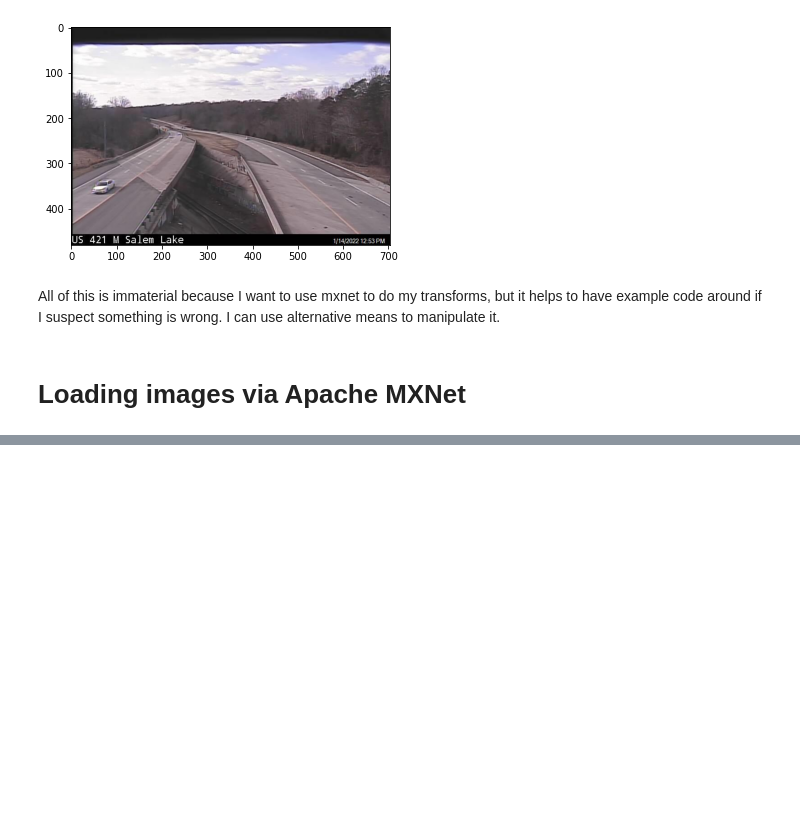
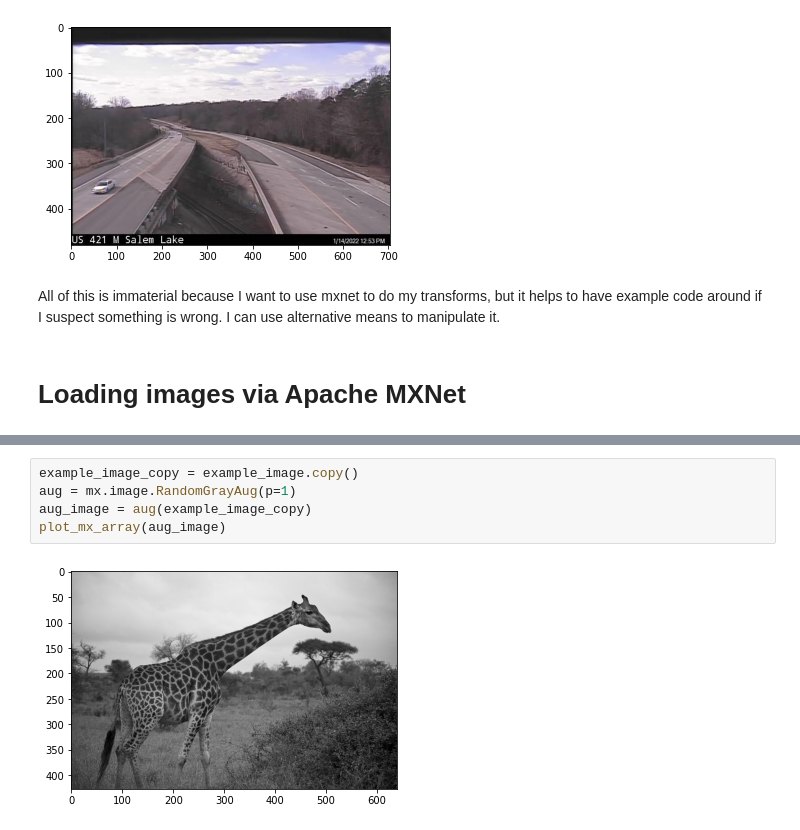
Before and after one commit to rtp-aws/devpost_aws_disaster_response, a Jupyter notebook: python/gray_rotate.ipynb, the cells around one changed output, grey strips where cells are left out. Saved outputs shown, nothing was run; the diff lists cells and outputs as text; blank space fills up the shorter version.

```diff
--- a/python/gray_rotate.ipynb
+++ b/python/gray_rotate.ipynb
@@ -170,0 +216,7 @@ NameError: name 'image_filepath' is not defined
+# %%
+example_image_copy = example_image.copy()
+aug = mx.image.RandomGrayAug(p=1)
+aug_image = aug(example_image_copy)
+plot_mx_array(aug_image)
+# %% [output]
+[figure, added]
```
Also changed, not shown: parts of 22 cells of this notebook, 2 other files.
